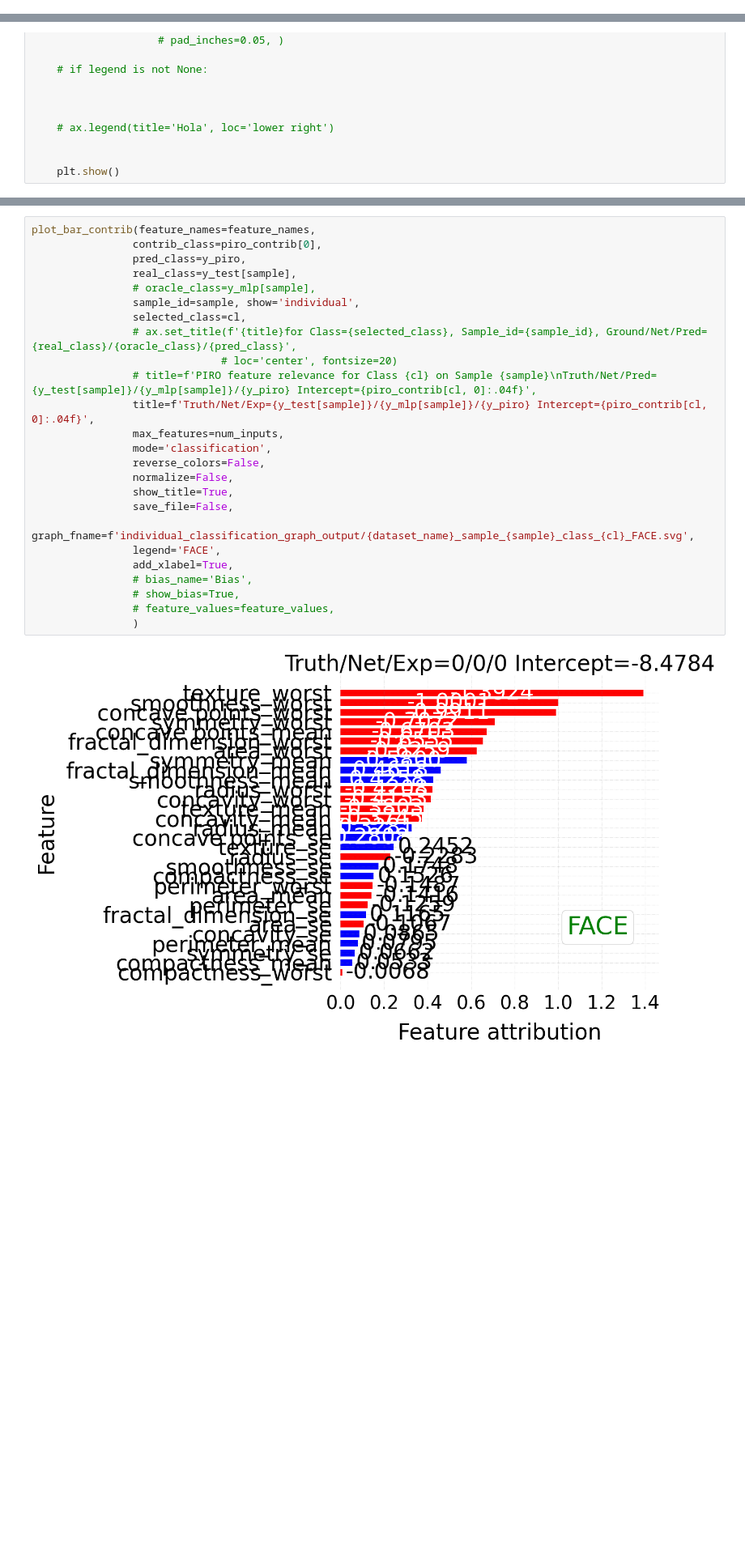
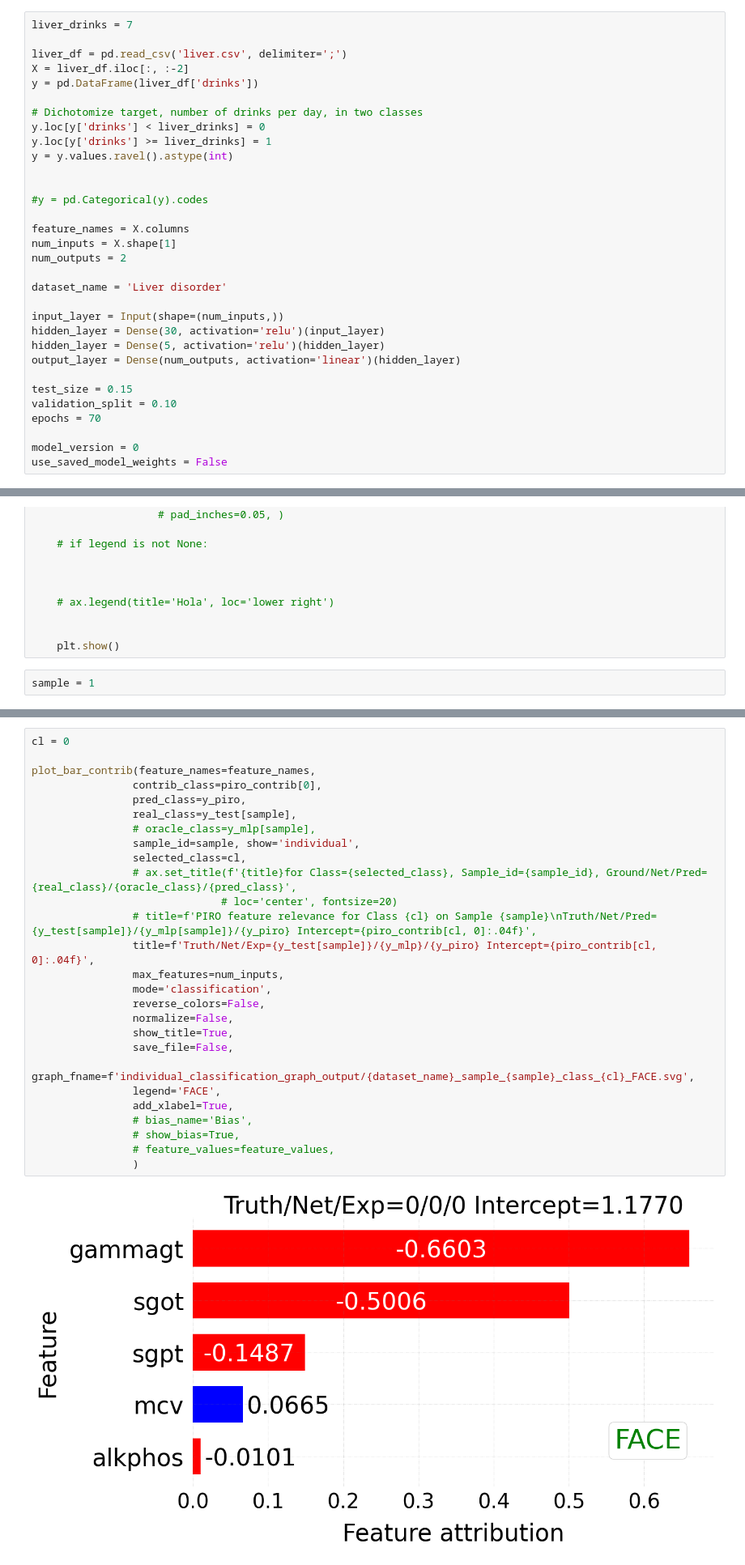
Before and after one commit to CarlesBou/for_deletion, a Jupyter notebook: Untitled6.ipynb, the cells around one changed output, grey strips where cells are left out. Shown at 81% size. Drawn from its saved outputs; the diff is of its cells as text; blank space fills up the shorter version.

```diff
--- a/Untitled6.ipynb
+++ b/Untitled6.ipynb
@@ -105,3 +73,35 @@ epochs = 30
+# %%
+liver_drinks = 7
+
+liver_df = pd.read_csv('liver.csv', delimiter=';')
+X = liver_df.iloc[:, :-2]
+y = pd.DataFrame(liver_df['drinks'])
+
+# Dichotomize target, number of drinks per day, in two classes
+y.loc[y['drinks'] < liver_drinks] = 0
+y.loc[y['drinks'] >= liver_drinks] = 1
+y = y.values.ravel().astype(int)
+
+
+#y = pd.Categorical(y).codes
+
+feature_names = X.columns
+num_inputs = X.shape[1]
+num_outputs = 2
+
+dataset_name = 'Liver disorder'
+
+input_layer = Input(shape=(num_inputs,))
+hidden_layer = Dense(30, activation='relu')(input_layer)
+hidden_layer = Dense(5, activation='relu')(hidden_layer)
+output_layer = Dense(num_outputs, activation='linear')(hidden_layer)
+
+test_size = 0.15
+validation_split = 0.10
+epochs = 70
+
+model_version = 0
+use_saved_model_weights = False
 # %%
 scaler = MinMaxScaler()
 
@@ -334,4 +318,6 @@ def plot_bar_contrib(feature_names, contrib_class,
 
 
     plt.show()
+# %%
+sample = 1
 # %%
@@ -339,28 +324,30 @@ sample = 0
 feature_values = scaler.inverse_transform(X_test.iloc[sample].to_numpy().reshape(1,-1))[0]
 # %%
+cl = 0
+
 plot_bar_contrib(feature_names=feature_names,
                 contrib_class=piro_contrib[0],
                 pred_class=y_piro,
                 real_class=y_test[sample],
                 # oracle_class=y_mlp[sample],
                 sample_id=sample, show='individual',
                 selected_class=cl,
                 # ax.set_title(f'{title}for Class={selected_class}, Sample_id={sample_id}, Ground/Net/Pred={real_class}/{oracle_class}/{pred_class}',
                               # loc='center', fontsize=20)
                 # title=f'PIRO feature relevance for Class {cl} on Sample {sample}\nTruth/Net/Pred={y_test[sample]}/{y_mlp[sample]}/{y_piro} Intercept={piro_contrib[cl, 0]:.04f}',
-                title=f'Truth/Net/Exp={y_test[sample]}/{y_mlp[sample]}/{y_piro} Intercept={piro_contrib[cl, 0]:.04f}',
+                title=f'Truth/Net/Exp={y_test[sample]}/{y_mlp}/{y_piro} Intercept={piro_contrib[cl, 0]:.04f}',
                 max_features=num_inputs,
                 mode='classification',
                 reverse_colors=False,
                 normalize=False,
                 show_title=True,
                 save_file=False,
                 graph_fname=f'individual_classification_graph_output/{dataset_name}_sample_{sample}_class_{cl}_FACE.svg',
                 legend='FACE',
                 add_xlabel=True,
                 # bias_name='Bias',
                 # show_bias=True,
                 # feature_values=feature_values,
                 )
 # %% [output]
-[figure, old version]
+[figure, new version]
```
Also changed, not shown: parts of 13 cells of this notebook.
